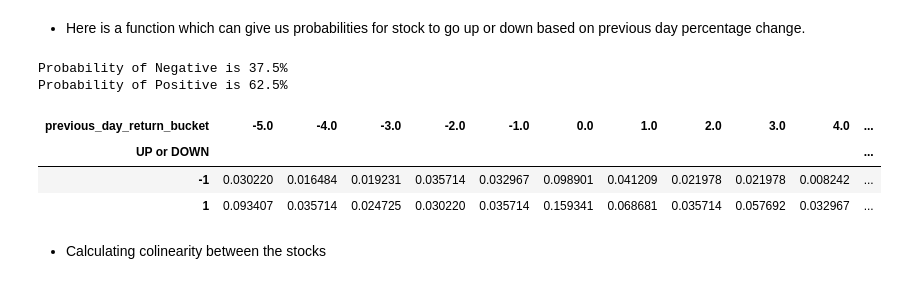
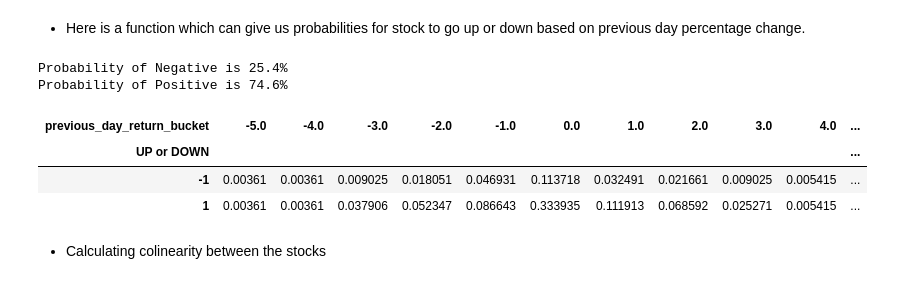
Before and after one commit to Folongton/Stock-Analysis, a Jupyter notebook: P1-Indicators-Chart-Analysis/P1-Chart-Analysis.ipynb, the cells around one changed output. Drawn from its saved outputs; the diff is of its cells as text; code cells hidden in the pictures.

```diff
--- a/P1-Indicators-Chart-Analysis/P1-Chart-Analysis.ipynb
+++ b/P1-Indicators-Chart-Analysis/P1-Chart-Analysis.ipynb
@@ -65,11 +92,11 @@ Get Hourly data: (for the last 2 years)
 # %%
 # load data from csvs
-aapl_d_source = pd.read_csv(r'..\P1-Indicators-Chart-Analysis\Data\Daily\AAPL-daily.csv', index_col=0,parse_dates=True)
-baba_d_source = pd.read_csv(r'..\P1-Indicators-Chart-Analysis\Data\Daily\BABA-daily.csv', index_col=0,parse_dates=True)
-msft_d_source = pd.read_csv(r'..\P1-Indicators-Chart-Analysis\Data\Daily\MSFT-daily.csv', index_col=0,parse_dates=True)
-nem_d_source = pd.read_csv(r'..\P1-Indicators-Chart-Analysis\Data\Daily\NEM-daily.csv', index_col=0,parse_dates=True)
-tsla_d_source = pd.read_csv(r'..\P1-Indicators-Chart-Analysis\Data\Daily\TSLA-daily.csv', index_col=0,parse_dates=True)
-vz_d_source= pd.read_csv(r'..\P1-Indicators-Chart-Analysis\Data\Daily\VZ-daily.csv', index_col=0,parse_dates=True)
+aapl_d_source = pd.read_csv(r'..\P1-Indicators-Chart-Analysis\Data\Daily\AAPL-daily-full.csv', index_col=0,parse_dates=True)
+baba_d_source = pd.read_csv(r'..\P1-Indicators-Chart-Analysis\Data\Daily\BABA-daily-full.csv', index_col=0,parse_dates=True)
+msft_d_source = pd.read_csv(r'..\P1-Indicators-Chart-Analysis\Data\Daily\MSFT-daily-full.csv', index_col=0,parse_dates=True)
+nem_d_source = pd.read_csv(r'..\P1-Indicators-Chart-Analysis\Data\Daily\NEM-daily-full.csv', index_col=0,parse_dates=True)
+tsla_d_source = pd.read_csv(r'..\P1-Indicators-Chart-Analysis\Data\Daily\TSLA-daily-full.csv', index_col=0,parse_dates=True)
+vz_d_source= pd.read_csv(r'..\P1-Indicators-Chart-Analysis\Data\Daily\VZ-daily-full.csv', index_col=0,parse_dates=True)
 
 aapl_d_source.index.rename('Date', inplace=True)
 baba_d_source.index.rename('Date', inplace=True)
@@ -254,14 +279,14 @@ def calc_proba_price_change_based(stock_df, percentChange, days, print_proba=Fal
             print(f'Probability of {r} is {round(final_series[r],2)}%')
     return proba_df
 # %%
-calc_proba_price_change_based(tsla_d, percentChange=1, days=365, print_proba=True)
+calc_proba_price_change_based(aapl_d, percentChange=0, days=555, print_proba=True)
 # %% [output]
-Probability of Negative is 37.5%
-Probability of Positive is 62.5%
+Probability of Negative is 25.4%
+Probability of Positive is 74.6%
 | previous_day_return_bucket | -5.0 | -4.0 | -3.0 | -2.0 | -1.0 | 0.0 | 1.0 | 2.0 | 3.0 | 4.0 | ... |
 | UP or DOWN |  |  |  |  |  |  |  |  |  |  | ... |
-| -1 | 0.030220 | 0.016484 | 0.019231 | 0.035714 | 0.032967 | 0.098901 | 0.041209 | 0.021978 | 0.021978 | 0.008242 | ... |
-| 1 | 0.093407 | 0.035714 | 0.024725 | 0.030220 | 0.035714 | 0.159341 | 0.068681 | 0.035714 | 0.057692 | 0.032967 | ... |
+| -1 | 0.00361 | 0.00361 | 0.009025 | 0.018051 | 0.046931 | 0.113718 | 0.032491 | 0.021661 | 0.009025 | 0.005415 | ... |
+| 1 | 0.00361 | 0.00361 | 0.037906 | 0.052347 | 0.086643 | 0.333935 | 0.111913 | 0.068592 | 0.025271 | 0.005415 | ... |
 # %% [markdown]
 * Calculating colinearity between the stocks
 # %%
```
Also changed, not shown: parts of 40 cells of this notebook, 1 other file.
